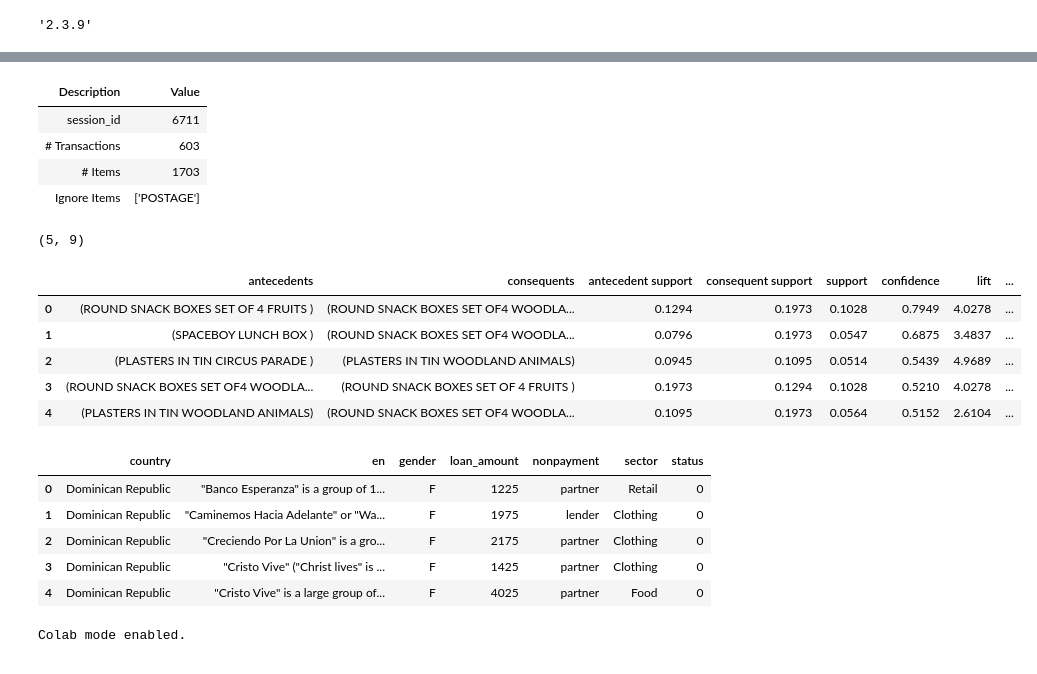
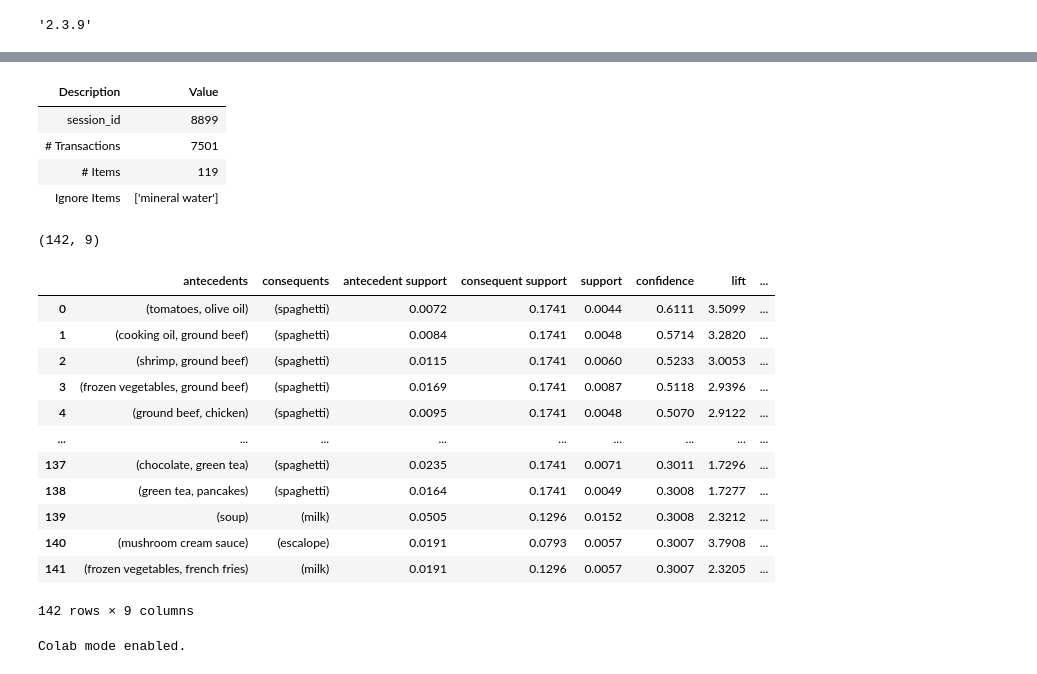
Before and after one commit to kriss024/Python, a Jupyter notebook: Association rule.ipynb, the cells around one changed output, grey strips where cells are left out. Cells and saved outputs as stored; diff of their text form; code cells hidden in the pictures.

```diff
--- a/Association rule.ipynb
+++ b/Association rule.ipynb
@@ -57,34 +67,32 @@ model1.head()
 exp_arul101 = setup(data = data,
                     transaction_id = 'InvoiceNo',
                     item_id = 'Description',
-                    ignore_items = ['POSTAGE'])
+                    ignore_items = ['mineral water'])
 # %% [output]
 | Description | Value |
-| session_id | 6711 |
-| # Transactions | 603 |
-| # Items | 1703 |
-| Ignore Items | ['POSTAGE'] |
+| session_id | 8899 |
+| # Transactions | 7501 |
+| # Items | 119 |
+| Ignore Items | ['mineral water'] |
 # %%
-model2 = create_model()
+model2 = create_model(metric = 'confidence', threshold=0.3, min_support=0.004)
 print(model2.shape)
-model2.head()
+display(model2)
 # %% [output]
-(5, 9)
+(142, 9)
 |  | antecedents | consequents | antecedent support | consequent support | support | confidence | lift | ... |
-| 0 | (ROUND SNACK BOXES SET OF 4 FRUITS ) | (ROUND SNACK BOXES SET OF4 WOODLA... | 0.1294 | 0.1973 | 0.1028 | 0.7949 | 4.0278 | ... |
-| 1 | (SPACEBOY LUNCH BOX ) | (ROUND SNACK BOXES SET OF4 WOODLA... | 0.0796 | 0.1973 | 0.0547 | 0.6875 | 3.4837 | ... |
-| 2 | (PLASTERS IN TIN CIRCUS PARADE ) | (PLASTERS IN TIN WOODLAND ANIMALS) | 0.0945 | 0.1095 | 0.0514 | 0.5439 | 4.9689 | ... |
-| 3 | (ROUND SNACK BOXES SET OF4 WOODLA... | (ROUND SNACK BOXES SET OF 4 FRUITS ) | 0.1973 | 0.1294 | 0.1028 | 0.5210 | 4.0278 | ... |
-| 4 | (PLASTERS IN TIN WOODLAND ANIMALS) | (ROUND SNACK BOXES SET OF4 WOODLA... | 0.1095 | 0.1973 | 0.0564 | 0.5152 | 2.6104 | ... |
+| 0 | (tomatoes, olive oil) | (spaghetti) | 0.0072 | 0.1741 | 0.0044 | 0.6111 | 3.5099 | ... |
+| 1 | (cooking oil, ground beef) | (spaghetti) | 0.0084 | 0.1741 | 0.0048 | 0.5714 | 3.2820 | ... |
+| 2 | (shrimp, ground beef) | (spaghetti) | 0.0115 | 0.1741 | 0.0060 | 0.5233 | 3.0053 | ... |
+| 3 | (frozen vegetables, ground beef) | (spaghetti) | 0.0169 | 0.1741 | 0.0087 | 0.5118 | 2.9396 | ... |
+| 4 | (ground beef, chicken) | (spaghetti) | 0.0095 | 0.1741 | 0.0048 | 0.5070 | 2.9122 | ... |
+| ... | ... | ... | ... | ... | ... | ... | ... | ... |
+| 137 | (chocolate, green tea) | (spaghetti) | 0.0235 | 0.1741 | 0.0071 | 0.3011 | 1.7296 | ... |
+| 138 | (green tea, pancakes) | (spaghetti) | 0.0164 | 0.1741 | 0.0049 | 0.3008 | 1.7277 | ... |
+| 139 | (soup) | (milk) | 0.0505 | 0.1296 | 0.0152 | 0.3008 | 2.3212 | ... |
+| 140 | (mushroom cream sauce) | (escalope) | 0.0191 | 0.0793 | 0.0057 | 0.3007 | 3.7908 | ... |
+| 141 | (frozen vegetables, french fries) | (milk) | 0.0191 | 0.1296 | 0.0057 | 0.3007 | 2.3205 | ... |
+142 rows × 9 columns
-# %%
-data = get_data('kiva')
-# %% [output]
-|  | country | en | gender | loan_amount | nonpayment | sector | status |
-| 0 | Dominican Republic | "Banco Esperanza" is a group of 1... | F | 1225 | partner | Retail | 0 |
-| 1 | Dominican Republic | "Caminemos Hacia Adelante" or "Wa... | F | 1975 | lender | Clothing | 0 |
-| 2 | Dominican Republic | "Creciendo Por La Union" is a gro... | F | 2175 | partner | Clothing | 0 |
-| 3 | Dominican Republic | "Cristo Vive" ("Christ lives" is ... | F | 1425 | partner | Clothing | 0 |
-| 4 | Dominican Republic | "Cristo Vive" is a large group of... | F | 4025 | partner | Food | 0 |
 # %%
 from pycaret.utils import enable_colab
 enable_colab()
```
Also changed, not shown: parts of 6 cells of this notebook, 2 other files.
